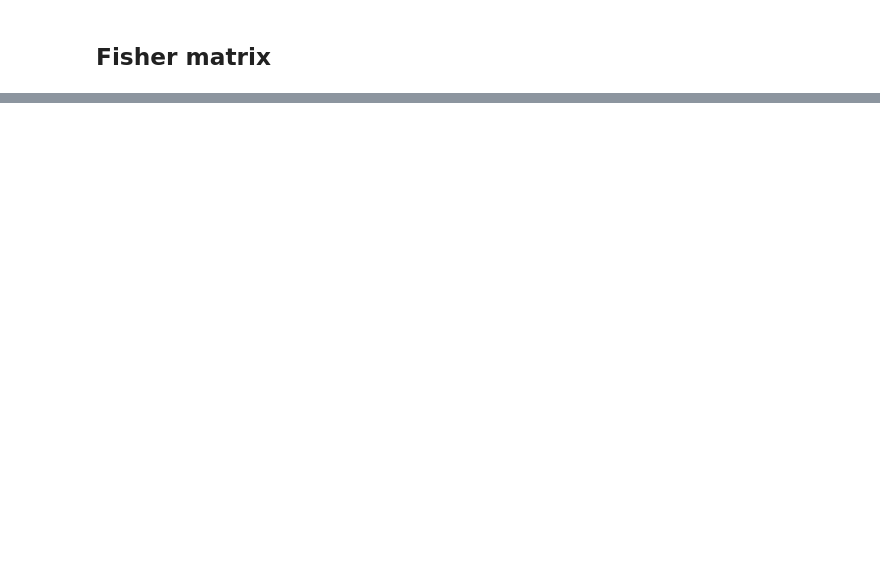
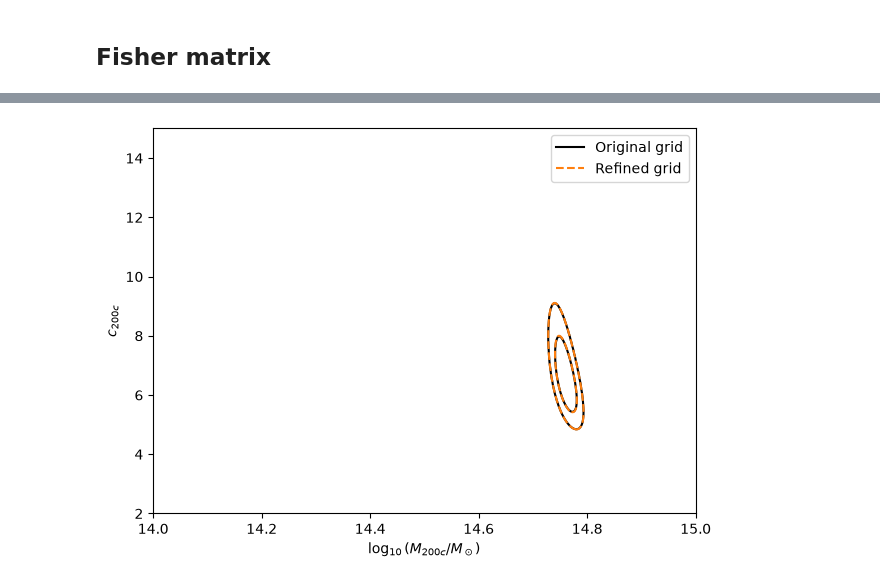
Before and after one commit to Arcobaleno-29/nfw-lensing-sbi, a Jupyter notebook: src/centred_shear_map.ipynb, the cells around one changed output, grey strips where cells are left out. Drawn from its saved outputs; the diff is of its cells as text; code cells hidden in the pictures; blank space fills up the shorter version.

```diff
--- a/src/centred_shear_map.ipynb
+++ b/src/centred_shear_map.ipynb
@@ -1211,0 +1445,40 @@ print("Relative Fisher change when halving steps:", relative_change)
+# %%
+def credible_levels(probability):
+    ordered = np.sort(probability.ravel())[::-1]
+    cumulative = np.cumsum(ordered)
+
+    indices = np.searchsorted(cumulative, [0.68, 0.95])
+    indices = np.minimum(indices, len(ordered) - 1)
+
+    return np.unique(np.sort(ordered[indices]))
+
+
+fig, ax = plt.subplots(figsize=(7, 5))
+
+ax.contour(
+    log_mass_grid,
+    concentration_grid,
+    posterior.T,
+    levels=credible_levels(posterior),
+    colors="black",
+)
+
+ax.contour(
+    mass_fine,
+    concentration_fine,
+    posterior_fine.T,
+    levels=credible_levels(posterior_fine),
+    colors="tab:orange",
+    linestyles="--",
+)
+
+ax.plot([], [], "k-", label="Original grid")
+ax.plot([], [], "--", color="tab:orange", label="Refined grid")
+ax.set(
+    xlabel=r"$\log_{10}(M_{200c}/M_\odot)$",
+    ylabel=r"$c_{200c}$",
+)
+ax.legend()
+plt.show()
+# %% [output]
+[figure, added]
```
Also changed, not shown: parts of 13 cells of this notebook.
